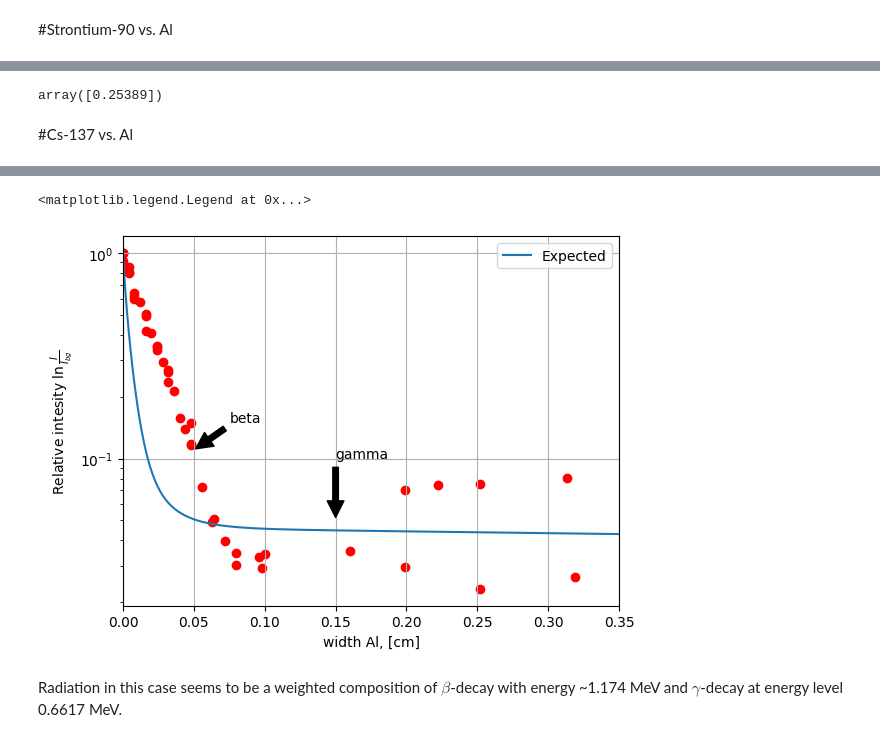
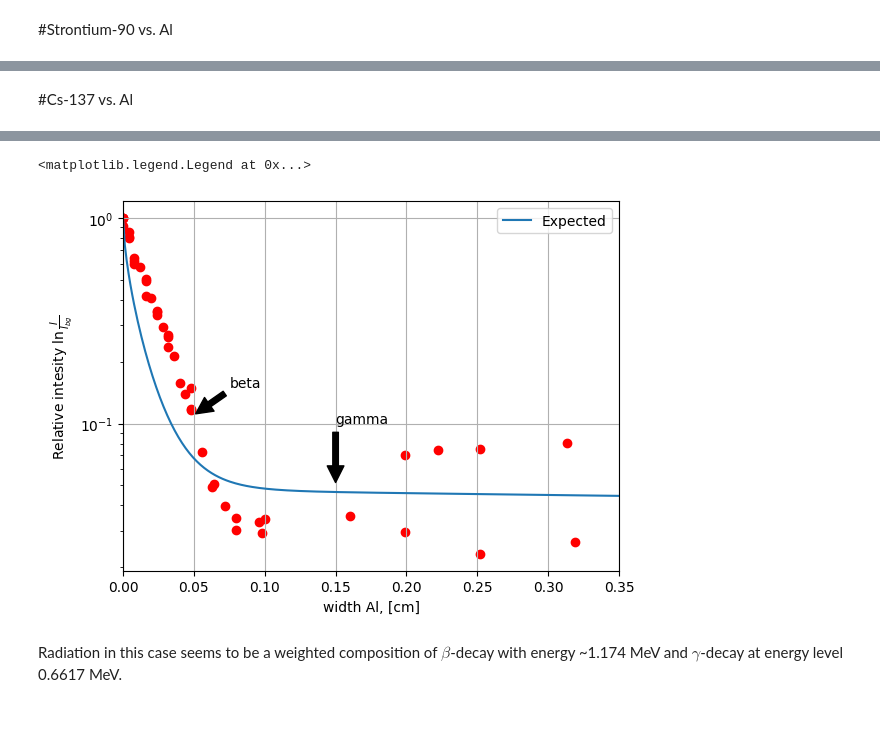
Before and after one commit to evgeny-kolonsky/Lab4, a Jupyter notebook: NU/Attenuation_model.ipynb, the cells around one changed output, grey strips where cells are left out. Drawn from its saved outputs; the diff is of its cells as text; code cells hidden in the pictures.

```diff
--- a/NU/Attenuation_model.ipynb
+++ b/NU/Attenuation_model.ipynb
@@ -332,23 +361,18 @@ $$
 \frac{I}{I_{max}} + \frac{E}{E_{max}} = 1
 $$
 # %%
-EMAX = 2.0 # MeV
-EMIN = 2.5e-3 #MeV
-N = 1000
-Espace = np.linspace(EMIN, EMAX, N)
-
 def zero_spectrum():
   I = Espace * 0
   return I
 
 
 def beta_spectrum(Emax):
-  Emid = Emax * 0.9 # intensity maximum energy coordinate
+  Emid = Emax * 0.8 # intensity maximum energy coordinate
   I  = zero_spectrum()
   mask = Espace >= Emid
   I[mask] =  (1 - Espace[mask]/Emax) * Emax / (Emax - Emid) # rude approximation by lines
   mask = Espace < Emid
-  I[mask] = Espace[mask] / Emid
+  I[mask] = 1 # Espace[mask] / Emid
   I[I < 0] = 0
   return I
 
@@ -387,16 +411,3 @@ I0_beta = beta_spectrum(0.31)
 I0_gamma = zero_spectrum()
 I0_gamma += gamma_spectrum(1.173)
 I0_gamma += gamma_spectrum(1.332)
-
-
-mu_spectrum_gamma = mu_interpolate(Espace, material=material, rays='gamma')
-mu_spectrum_beta = mu_interpolate(Espace, material=material, rays='beta')
-plt.plot(Espace, mu_spectrum_gamma, '.', label=f'mu gamma')
-plt.plot(Espace, mu_spectrum_beta, '.', label=f'mu beta')
-
-plt.xlabel('Energy, MeV')
-plt.ylabel('mu, cm2/g')
-plt.legend()
-plt.grid()
-plt.xscale('log')
-plt.yscale('log')
@@ -550,7 +559,3 @@ plt.legend()
-# %%
-np.exp( - mu_interpolate([2.280], material='Al', rays='beta') * rho * 0.1)
-# %% [output]
-array([0.25389])
 # %% [markdown]
 #Cs-137 vs. Al
 # %% [markdown]
@@ -561,8 +566,8 @@ depth_max = 1.3 #cm
 rho = 2.7 # g/cm3
 
 I0_beta  = zero_spectrum()
-I0_beta += beta_spectrum(0.512) * 0.946
-I0_beta += beta_spectrum(1.174) * 0.054
+# I0_beta += beta_spectrum(0.512)
+I0_beta += beta_spectrum(1.174) * 5
 I0_gamma = zero_spectrum()
 I0_gamma += gamma_spectrum(0.6617)
 
@@ -578,7 +583,7 @@ for depth in depths:
   s = np.sum(I0_beta * np.exp(- mu_spectrum_beta * depth * rho) )
   total_beta = np.append(total_beta, s )
 
-weight_beta = 0.1 #  beta weight
+weight_beta = 5e-3 #  beta weight
 weight_gamma = 1 # gamma weight
 total_intensity = total_beta * weight_beta + total_gamma * weight_gamma
 total_intensity /= total_intensity[0]
@@ -587,33 +592,33 @@ total_intensity /= total_intensity[0]
 plt.plot(depths, total_intensity, label='Expected')
 
 
 # station 1
 # Cs-137_5
 # label down
 URL = 'https://raw.githubusercontent.com/tphlabs/data/main/Lab4_Nuclear/2023_12_28/'
 for num in [5, 'x', 1]:
   filename = f'Cs-137_{num}.txt'
   data = np.genfromtxt(URL+ filename)
   d, counts, time = data.T
   d *= 1e-1 # mm -> cm
   delta = 1/np.sqrt(counts) # relative error
   I = counts / time
   I_rel = I / np.max(I) # relative
   I_err = delta * I_rel
   log_I_rel = I_err / I_rel # error of log
 
   plt.scatter(d, I_rel, color='red')
 
 plt.yscale('log')
 plt.xlabel('width Al, [cm]')
 plt.ylabel(r'Relative intesity $\ln \frac{I}{I_{bg}}$')
 plt.annotate('beta', (0.050, 0.11), xytext=(0.075, 0.15), arrowprops=dict(facecolor='black', shrink=0.05))
 plt.annotate('gamma', (0.150, 0.05), xytext=(0.150, 0.1), arrowprops=dict(facecolor='black', shrink=0.05))
 plt.grid()
 plt.xlim(0, 0.35)
 plt.legend()
 # %% [output]
 <matplotlib.legend.Legend at 0x...>
-[figure, old version]
+[figure, new version]
 # %% [markdown]
 Radiation in this case seems to be a weighted composition of $\beta$-decay with energy ~1.174 MeV and $\gamma$-decay at energy level 0.6617 MeV.
```
Also changed, not shown: parts of 10 cells of this notebook.
